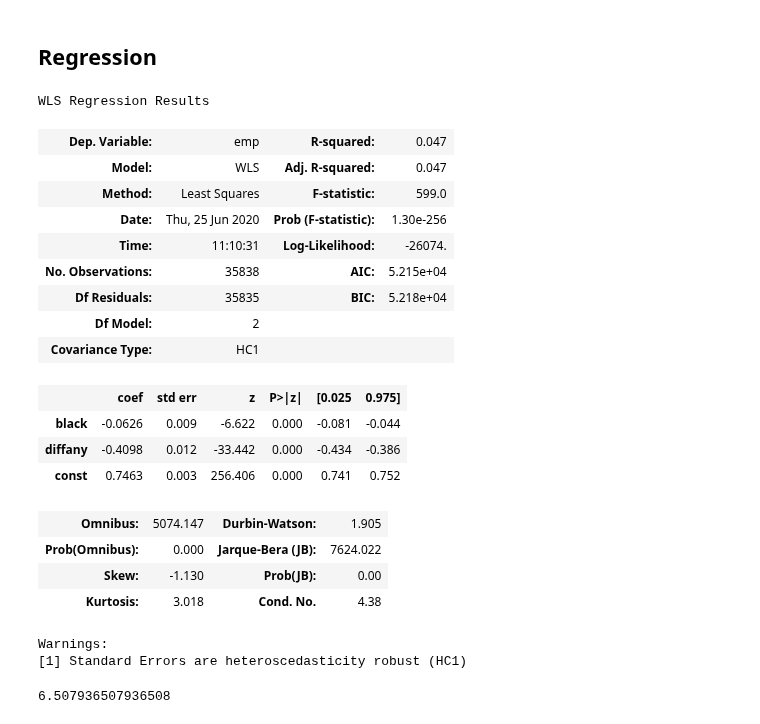
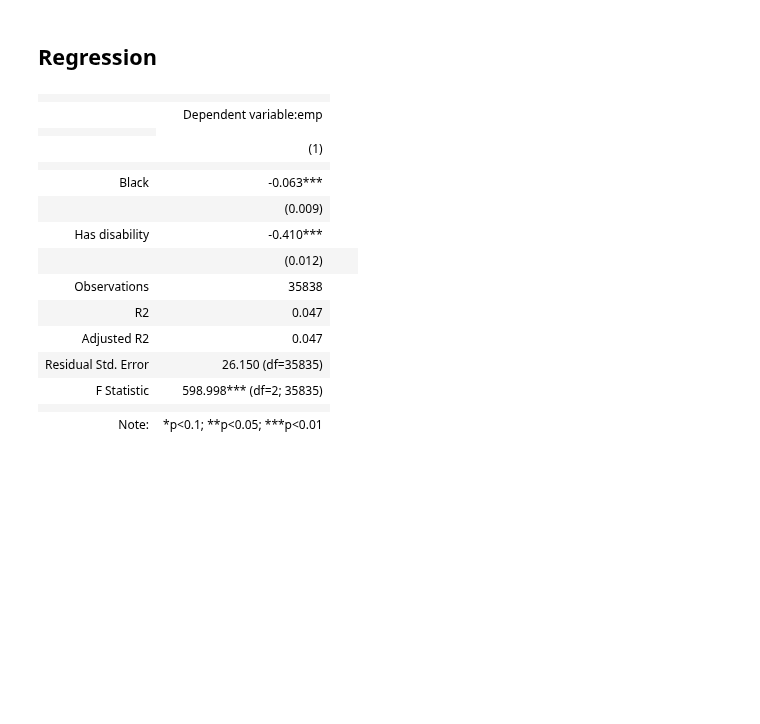
Before and after one commit to MaxGhenis/maxghenis.com, a Jupyter notebook: jupyterbook/blog/20200625/black_disability_employment.ipynb, the cells around one changed output. Drawn from its saved outputs; the diff is of its cells as text; code cells hidden in the pictures; blank space fills up the shorter version.

```diff
--- a/jupyterbook/blog/20200625/black_disability_employment.ipynb
+++ b/jupyterbook/blog/20200625/black_disability_employment.ipynb
@@ -159,31 +203,28 @@ fig.show()
 # %%
 cps_latest = cps[cps.date == cps.date.max()].drop('date', axis=1)
 cps_latest = sm.add_constant(cps_latest) * 1
+
+m = sm.WLS(cps_latest.emp, cps_latest[['black', 'diffany', 'const']],
+           cps_latest.w).fit(cov_type='HC1')
+
+star = sg.Stargazer([m])
+star.covariate_order(['black', 'diffany'])
+star.rename_covariates({'black': 'Black', 'diffany': 'Has disability'})
+star
+# %% [output]
+|  |  |
+|  | Dependent variable:emp |
+|  |
+|  | (1) |
+|  |  |
+| Black | -0.063*** |
+|  | (0.009) |
+| Has disability | -0.410*** |
+|  | (0.012) |  |  |
+| Observations | 35838 |
+| R2 | 0.047 |
+| Adjusted R2 | 0.047 |
+| Residual Std. Error | 26.150 (df=35835) |
+| F Statistic | 598.998*** (df=2; 35835) |
+|  |  |
+| Note: | *p<0.1; **p<0.05; ***p<0.01 |
-# %%
-sm.WLS(cps_latest.emp, cps_latest[['black', 'diffany', 'const']],
-       cps_latest.w).fit(cov_type='HC1').summary()
-# %% [output]
-WLS Regression Results
-| Dep. Variable: | emp | R-squared: | 0.047 |
-| Model: | WLS | Adj. R-squared: | 0.047 |
-| Method: | Least Squares | F-statistic: | 599.0 |
-| Date: | Thu, 25 Jun 2020 | Prob (F-statistic): | 1.30e-256 |
-| Time: | 11:10:31 | Log-Likelihood: | -26074. |
-| No. Observations: | 35838 | AIC: | 5.215e+04 |
-| Df Residuals: | 35835 | BIC: | 5.218e+04 |
-| Df Model: | 2 |  |  |
-| Covariance Type: | HC1 |  |  |
-|  | coef | std err | z | P>|z| | [0.025 | 0.975] |
-| black | -0.0626 | 0.009 | -6.622 | 0.000 | -0.081 | -0.044 |
-| diffany | -0.4098 | 0.012 | -33.442 | 0.000 | -0.434 | -0.386 |
-| const | 0.7463 | 0.003 | 256.406 | 0.000 | 0.741 | 0.752 |
-| Omnibus: | 5074.147 | Durbin-Watson: | 1.905 |
-| Prob(Omnibus): | 0.000 | Jarque-Bera (JB): | 7624.022 |
-| Skew: | -1.130 | Prob(JB): | 0.00 |
-| Kurtosis: | 3.018 | Cond. No. | 4.38 |
-Warnings:
-[1] Standard Errors are heteroscedasticity robust (HC1)
-# %%
-41.0/6.3
-# %% [output]
-6.507936507936508
```
Also changed, not shown: parts of 30 cells of this notebook, 7 other files.
